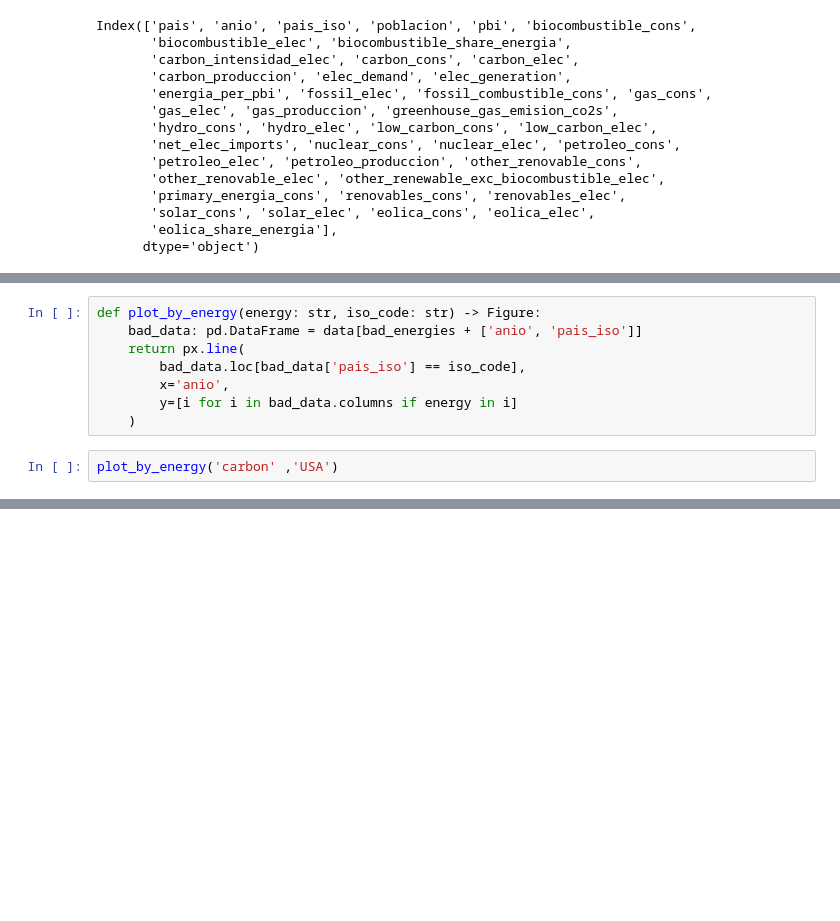
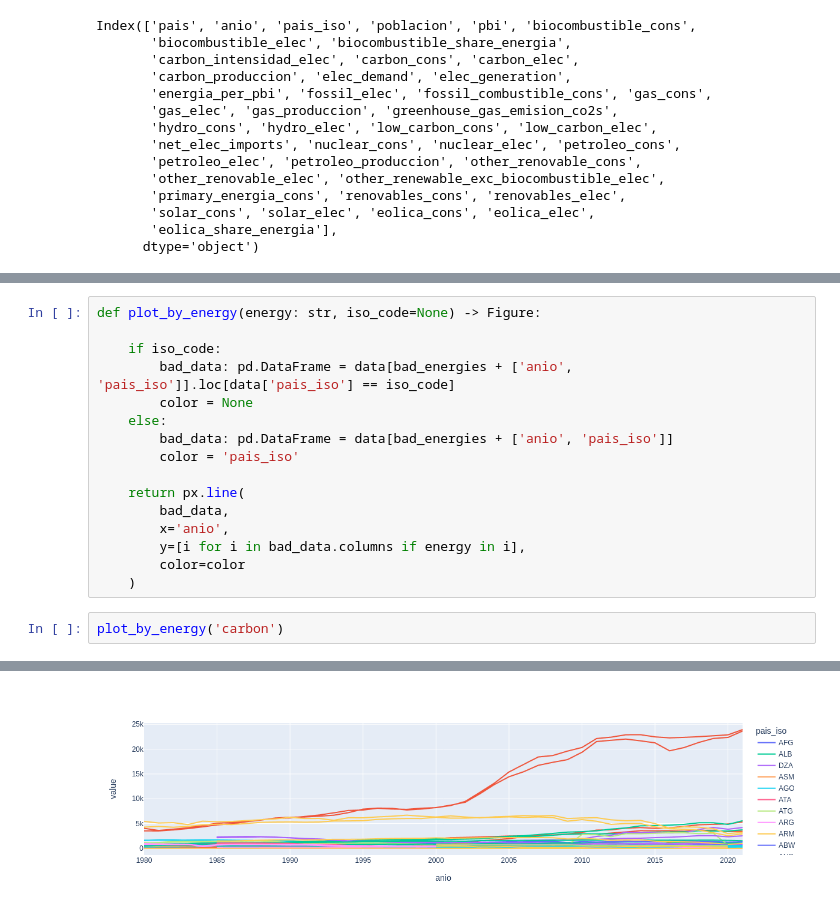
Before and after one commit to lookmydata/CO2-Emissions, a Jupyter notebook: exploration/kpi_exploratorio_nico.ipynb, the cells around one changed output, grey strips where cells are left out. Drawn from its saved outputs; the diff is of its cells as text; blank space fills up the shorter version.

```diff
--- a/exploration/kpi_exploratorio_nico.ipynb
+++ b/exploration/kpi_exploratorio_nico.ipynb
@@ -90,11 +203,19 @@ array(['AFG', None, 'ALB', 'DZA', 'ASM', 'AGO', 'ATA', 'ATG', 'ARG',
 # %%
-def plot_by_energy(energy: str, iso_code: str) -> Figure:
-    bad_data: pd.DataFrame = data[bad_energies + ['anio', 'pais_iso']]
+def plot_by_energy(energy: str, iso_code=None) -> Figure:
+
+    if iso_code:
+        bad_data: pd.DataFrame = data[bad_energies + ['anio', 'pais_iso']].loc[data['pais_iso'] == iso_code]
+        color = None
+    else:
+        bad_data: pd.DataFrame = data[bad_energies + ['anio', 'pais_iso']]
+        color = 'pais_iso'
+
     return px.line(
-        bad_data.loc[bad_data['pais_iso'] == iso_code],
+        bad_data,
         x='anio',
-        y=[i for i in bad_data.columns if energy in i]
+        y=[i for i in bad_data.columns if energy in i],
+        color=color
     )
 # %%
-plot_by_energy('carbon' ,'USA')
+plot_by_energy('carbon')
 # %% [output]
@@ -102,3 +222,4 @@ plot_by_energy('carbon' ,'USA')
+[figure, added]
 # %%
 fossil_plot = plot_by_energy('fossil' ,'USA')
 petroleo_plot = plot_by_energy('petroleo' ,'USA')
```
Also changed, not shown: parts of 17 cells of this notebook.
